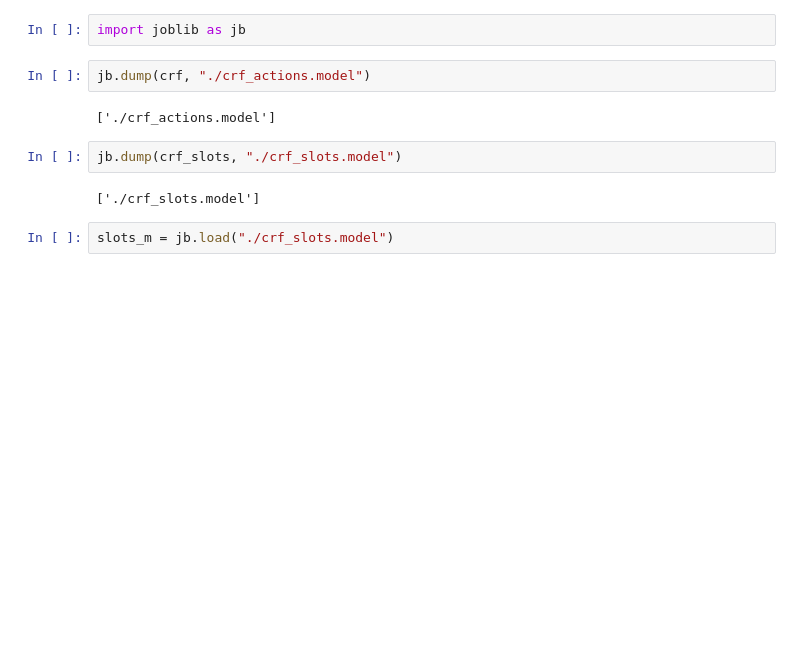
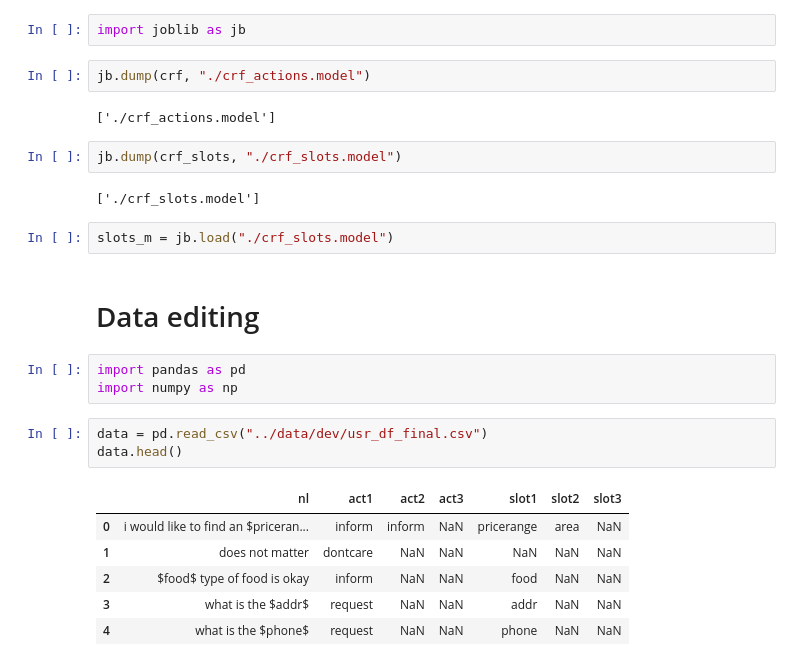
Before and after one commit to fogside/ServiceBot, a Jupyter notebook: nlu_dev/CRF.ipynb, the cells around one changed output. Saved outputs shown, nothing was run; the diff lists cells and outputs as text; blank space fills up the shorter version.

```diff
--- a/nlu/CRF.ipynb
+++ b/nlu_dev/CRF.ipynb
@@ -625,3 +625,18 @@ jb.dump(crf_slots, "./crf_slots.model")
 ['./crf_slots.model']
 # %%
 slots_m = jb.load("./crf_slots.model")
+# %% [markdown]
+# Data editing
+# %%
+import pandas as pd
+import numpy as np
+# %%
+data = pd.read_csv("../data/dev/usr_df_final.csv")
+data.head()
+# %% [output]
+|  | nl | act1 | act2 | act3 | slot1 | slot2 | slot3 |
+| 0 | i would like to find an $priceran... | inform | inform | NaN | pricerange | area | NaN |
+| 1 | does not matter | dontcare | NaN | NaN | NaN | NaN | NaN |
+| 2 | $food$ type of food is okay | inform | NaN | NaN | food | NaN | NaN |
+| 3 | what is the $addr$ | request | NaN | NaN | addr | NaN | NaN |
+| 4 | what is the $phone$ | request | NaN | NaN | phone | NaN | NaN |
```
Also changed, not shown: parts of 12 cells of this notebook, 10 other files.
